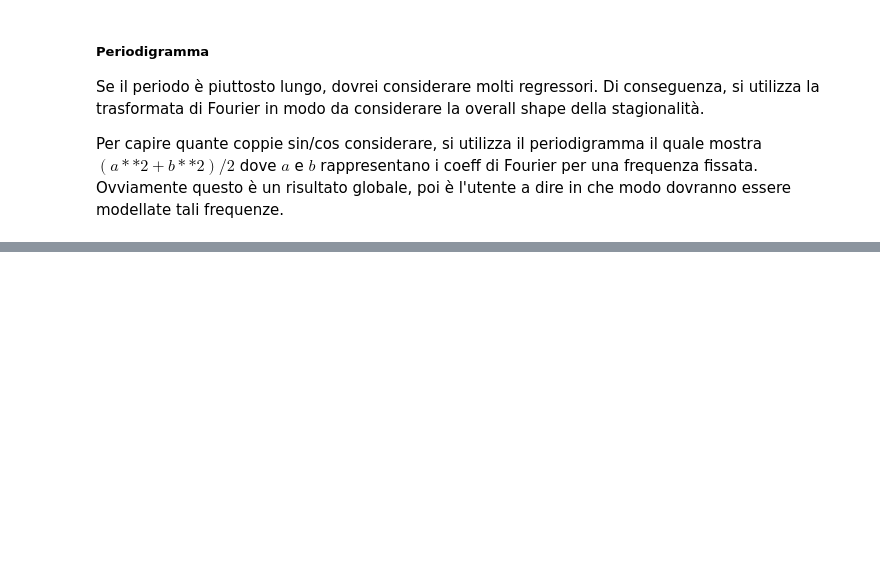
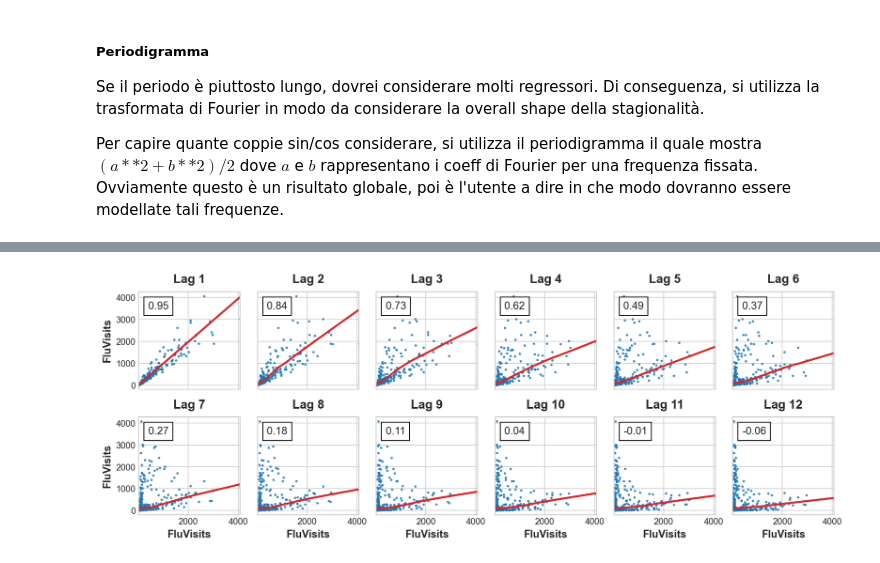
Before and after one commit to LuciaRavazzi/Kaggle, a Jupyter notebook: TimeSeries.ipynb, the cells around one changed output, grey strips where cells are left out. Cells and saved outputs as stored; diff of their text form; code cells hidden in the pictures; blank space fills up the shorter version.

```diff
--- a/TimeSeries.ipynb
+++ b/TimeSeries.ipynb
@@ -311,0 +378,4 @@ _ = ax.legend()
+# %%
+_ = plot_lags(flu_trends.FluVisits, lags=12, nrows=2)
+# %% [output]
+[figure, added]
```
Also changed, not shown: parts of 22 cells of this notebook, 1 other file.
